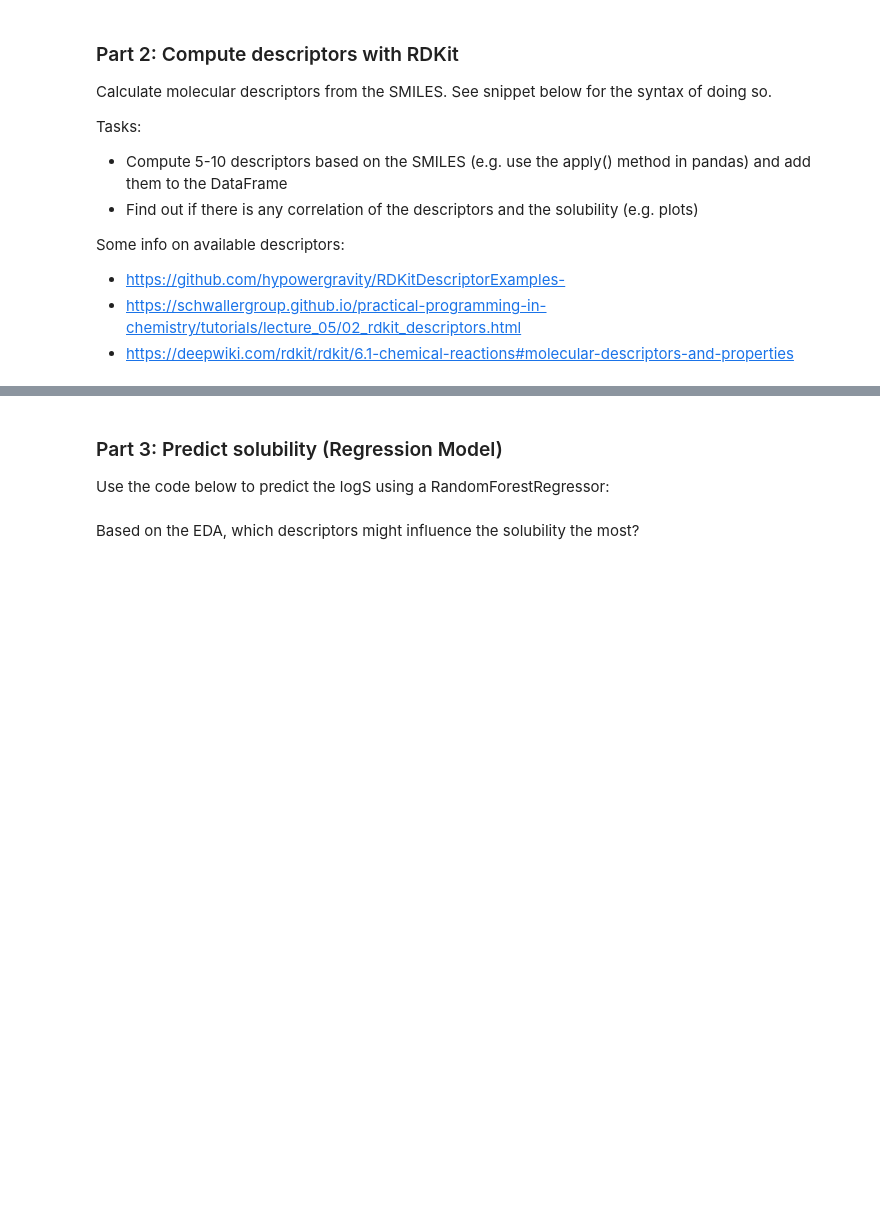
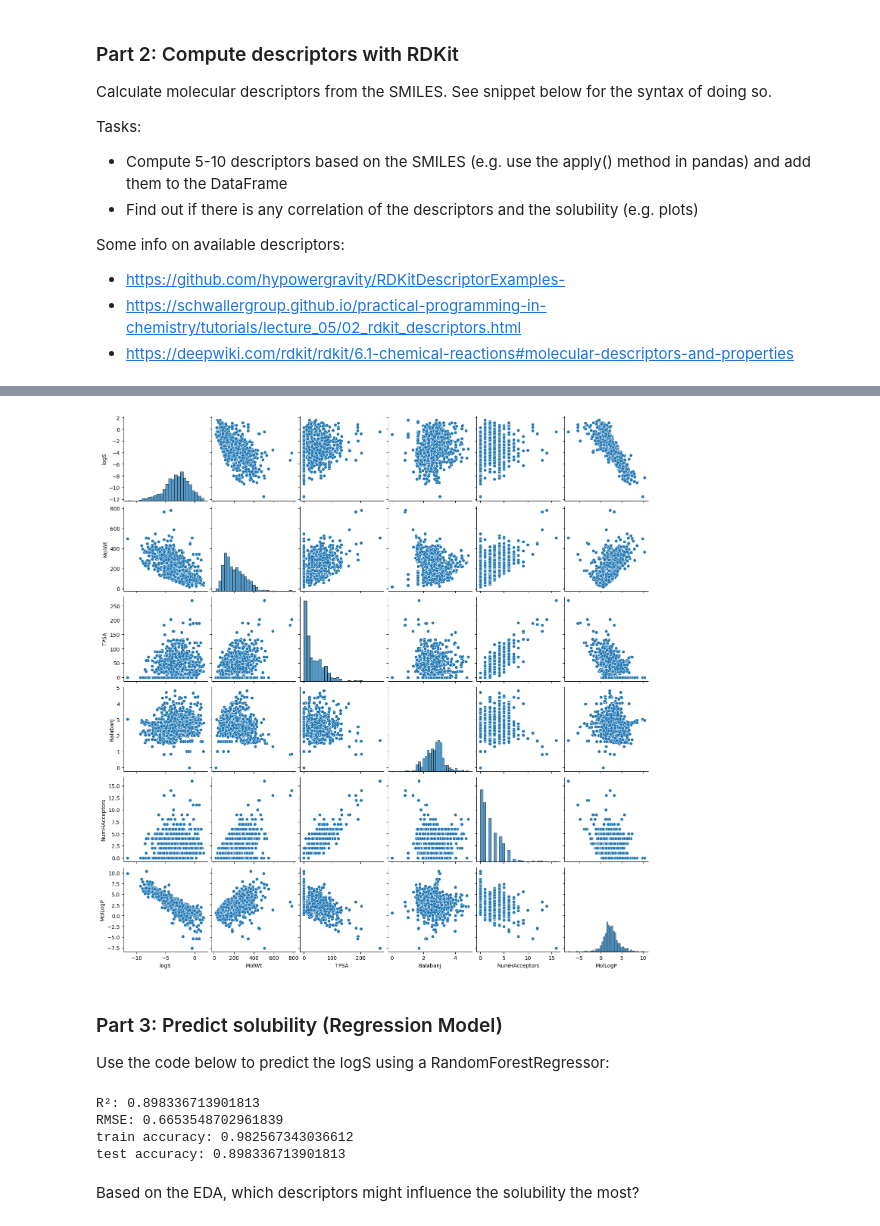
Before and after one commit to janisanth/DSA103, a Jupyter notebook: LifeScienceData/lecture13/RDKIt_Workshop.ipynb, the cells around one changed output, grey strips where cells are left out. Cells and saved outputs as stored; diff of their text form; code cells hidden in the pictures; blank space fills up the shorter version.

```diff
--- a/LifeScienceData/lecture13/RDKIt_Workshop.ipynb
+++ b/LifeScienceData/lecture13/RDKIt_Workshop.ipynb
@@ -57,3 +90,13 @@ from rdkit.Chem import Descriptors
 # Syntax for deriving descriptors:
 # 1) convert smiles to Mol: mol = Chem.MolFromSmiles(smiles)
 # 2) derive descriptor, e.g. for MolWt: descr = Descriptors.MolWt(mol)
+def calculate_descriptors(smiles):
+    mol= Chem.MolFromSmiles(smiles)
+    return Descriptors.MolWt(mol)
+
+df["MolWt"] = df["SMILES"].apply(lambda s: Descriptors.MolWt(Chem.MolFromSmiles(s)))
+df["TPSA"] = df["SMILES"].apply(lambda s: Descriptors.TPSA(Chem.MolFromSmiles(s)))
+df["BalabanJ"] = df["SMILES"].apply(lambda s: Descriptors.BalabanJ(Chem.MolFromSmiles(s)))
+df["NumHAcceptors"] = df["SMILES"].apply(lambda s: Descriptors.NumHAcceptors(Chem.MolFromSmiles(s)))
+df["MolLogP"] = df["SMILES"].apply(lambda s: Descriptors.MolLogP(Chem.MolFromSmiles(s)))
+df.head()
@@ -60,3 +110,8 @@ from rdkit.Chem import Descriptors
+# %%
+sns.pairplot(df)
+plt.show()
+# %% [output]
+[figure, added]
 # %% [markdown]
 ### Part 3: Predict solubility (Regression Model)
 
@@ -71,7 +126,7 @@ X = df.drop(columns=["logS", "Compound ID", "SMILES"], axis=1)
 y = df["logS"]
 
 X_train, X_test, y_train, y_test = train_test_split(X, y, test_size=0.2, random_state=42)
-model = RandomForestRegressor(n_estimators=200, random_state=42)
+model = RandomForestRegressor(n_estimators=200, random_state=42) #n_estimators is hyperparameters
 model.fit(X_train, y_train)
 pred = model.predict(X_test)
 
@@ -79,6 +134,11 @@ print("R²:", r2_score(y_test, pred))
 print("RMSE:", np.sqrt(mean_squared_error(y_test, pred)))
 print("train accuracy:", model.score(X_train, y_train))
 print("test accuracy:", model.score(X_test, y_test))
+# %% [output]
+R²: 0.898336713901813
+RMSE: 0.6653548702961839
+train accuracy: 0.982567343036612
+test accuracy: 0.898336713901813
 # %% [markdown]
 Based on the EDA, which descriptors might influence the solubility the most?
 # %%
```
Also changed, not shown: parts of 19 cells of this notebook, 1 other file.
